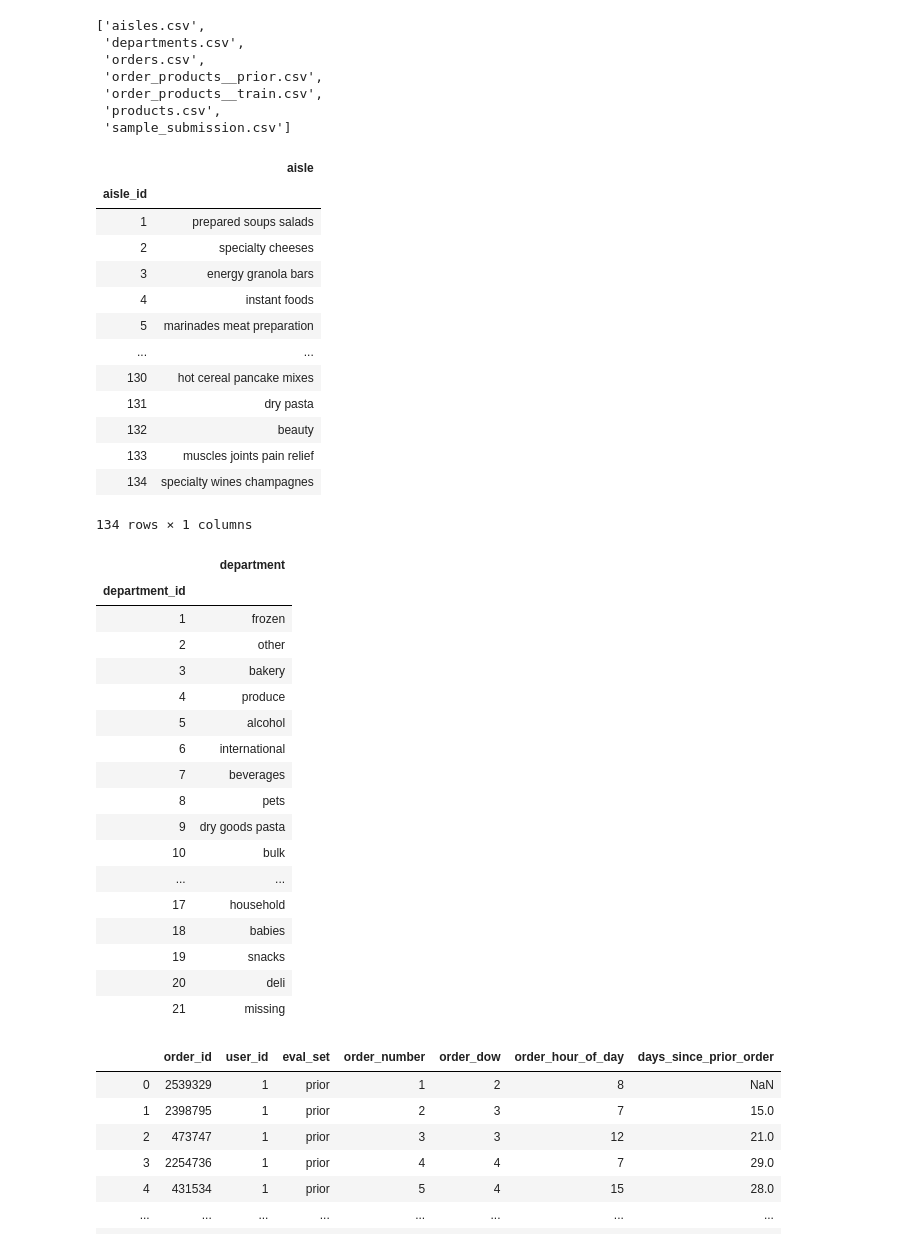
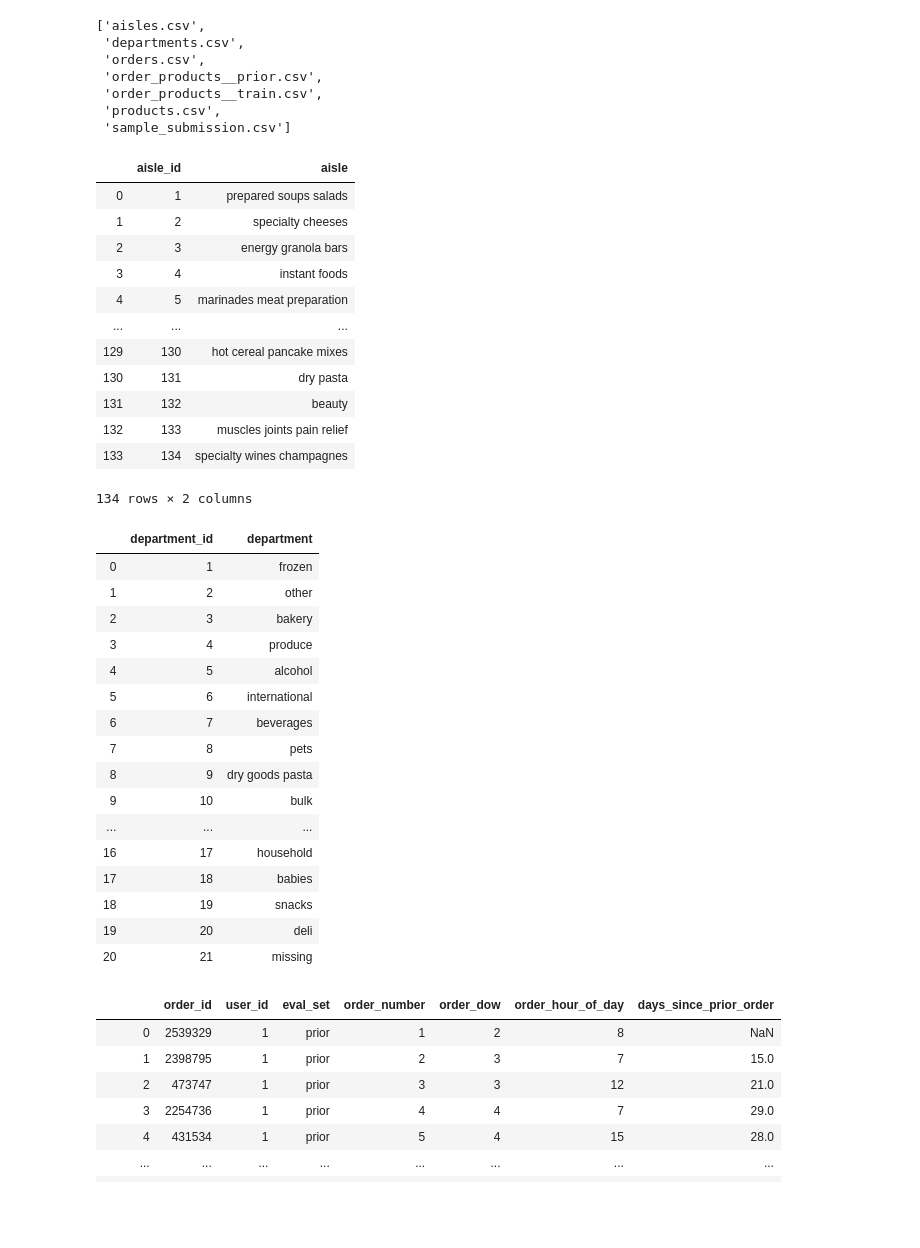
Before and after one commit to Josefa-Sullivan/Instacart, a Jupyter notebook: Zefa/EDA.ipynb, the cells around one changed output. Saved outputs shown, nothing was run; the diff lists cells and outputs as text; code cells hidden in the pictures; blank space fills up the shorter version.

```diff
--- a/Zefa/EDA.ipynb
+++ b/Zefa/EDA.ipynb
@@ -30,46 +30,44 @@ files
  'products.csv',
  'sample_submission.csv']
 # %%
-aisles = pd.read_csv('../data/'+files[0], index_col='aisle_id')
+aisles = pd.read_csv('../data/'+files[0])
 aisles
 # %% [output]
-|  | aisle |
-| aisle_id |  |
-| 1 | prepared soups salads |
-| 2 | specialty cheeses |
-| 3 | energy granola bars |
-| 4 | instant foods |
-| 5 | marinades meat preparation |
-| ... | ... |
-| 130 | hot cereal pancake mixes |
-| 131 | dry pasta |
-| 132 | beauty |
-| 133 | muscles joints pain relief |
-| 134 | specialty wines champagnes |
+|  | aisle_id | aisle |
+| 0 | 1 | prepared soups salads |
+| 1 | 2 | specialty cheeses |
+| 2 | 3 | energy granola bars |
+| 3 | 4 | instant foods |
+| 4 | 5 | marinades meat preparation |
+| ... | ... | ... |
+| 129 | 130 | hot cereal pancake mixes |
+| 130 | 131 | dry pasta |
+| 131 | 132 | beauty |
+| 132 | 133 | muscles joints pain relief |
+| 133 | 134 | specialty wines champagnes |
-134 rows × 1 columns
+134 rows × 2 columns
 # %%
-departments = pd.read_csv('../data/'+files[1], index_col='department_id')
+departments = pd.read_csv('../data/'+files[1])
 departments
 # missing is a values
 # %% [output]
-|  | department |
-| department_id |  |
-| 1 | frozen |
-| 2 | other |
-| 3 | bakery |
-| 4 | produce |
-| 5 | alcohol |
-| 6 | international |
-| 7 | beverages |
-| 8 | pets |
-| 9 | dry goods pasta |
-| 10 | bulk |
-| ... | ... |
-| 17 | household |
-| 18 | babies |
-| 19 | snacks |
-| 20 | deli |
-| 21 | missing |
+|  | department_id | department |
+| 0 | 1 | frozen |
+| 1 | 2 | other |
+| 2 | 3 | bakery |
+| 3 | 4 | produce |
+| 4 | 5 | alcohol |
+| 5 | 6 | international |
+| 6 | 7 | beverages |
+| 7 | 8 | pets |
+| 8 | 9 | dry goods pasta |
+| 9 | 10 | bulk |
+| ... | ... | ... |
+| 16 | 17 | household |
+| 17 | 18 | babies |
+| 18 | 19 | snacks |
+| 19 | 20 | deli |
+| 20 | 21 | missing |
 # %%
 orders = pd.read_csv('../data/'+files[2])
 orders
```
Also changed, not shown: parts of 7 cells of this notebook.
